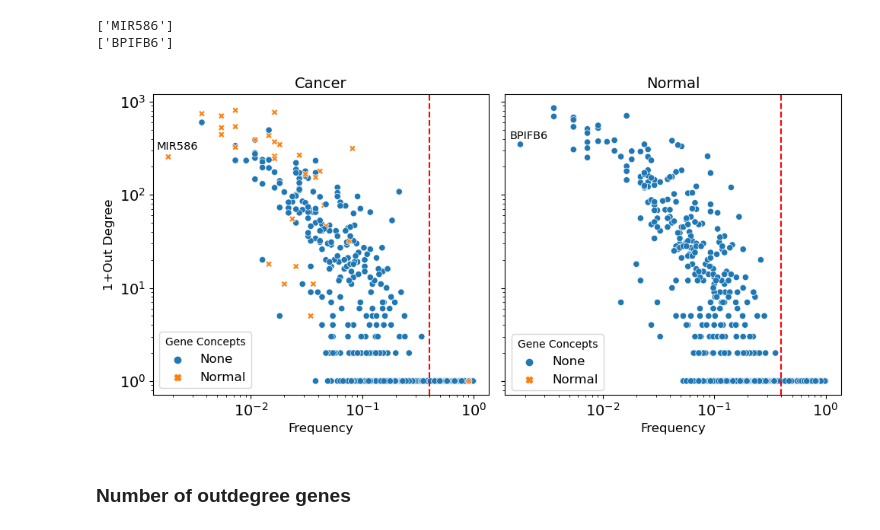
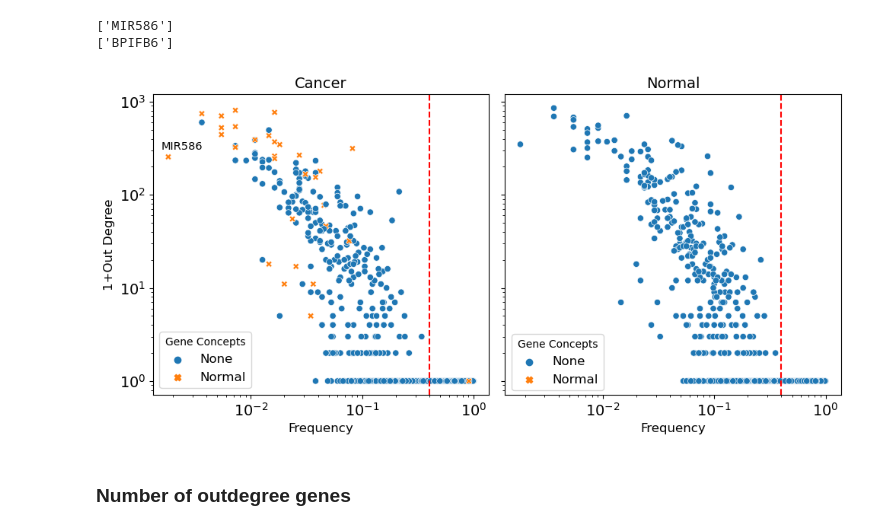
Before and after one commit to RobertoHePe/Causal_GE, a Jupyter notebook: Causal_GE_interpretation.ipynb, the cells around one changed output. Drawn from its saved outputs; the diff is of its cells as text; code cells hidden in the pictures.

Commit message:
fig 3 frequency in cancer

```diff
--- a/Causal_GE_interpretation.ipynb
+++ b/Causal_GE_interpretation.ipynb
@@ -171,19 +171,19 @@ min_cancer_idx = np.where(cancer_sample[min_cancer_sample, :] == 1)[0]
 min_normal_idx = np.where(normal_sample[br_cl2][min_normal_arg] == 1)[0]
 
 # Frequencies of nodes in minimal samples
-min_freq_cancer = [frequencies[i] for i in min_cancer_idx]
-min_freq_normal = [frequencies[i] for i in min_normal_idx]
+min_freq_cancer = [freqs_c[i] for i in min_cancer_idx]
+min_freq_normal = [freqs_c[i] for i in min_normal_idx]
 
 # Outdegree of nodes in minimal samples
 min_dgr_cancer = [Graph.degree[i] for i in min_cancer_idx]
 min_dgr_normal = [Graph.degree[i] for i in min_normal_idx]
 
 # Min frequeccy genes
-min_freq_cancer_idx = np.argmin(frequencies[min_cancer_idx])
+min_freq_cancer_idx = np.argmin(freqs_c[min_cancer_idx])
 min_freq_cancer_idx = min_cancer_idx[min_freq_cancer_idx]
 print(map_node_name(min_freq_cancer_idx, compressed_nodes_map, genes_map))
 
-min_freq_normal_idx = np.argmin(frequencies[min_normal_idx])
+min_freq_normal_idx = np.argmin(freqs_c[min_normal_idx])
 min_freq_normal_idx = min_normal_idx[min_freq_normal_idx]
 print(map_node_name(min_freq_normal_idx, compressed_nodes_map, genes_map))
 # %% [output]
@@ -218,39 +218,39 @@ ax[1].set_xlabel("Frequency", fontsize=fs)
 ax[0].set_xlabel("Frequency", fontsize=fs)
 ax[0].set_title("Cancer", fontsize=fs + 2)
 ax[1].set_title("Normal", fontsize=fs + 2)
 ax[0].tick_params(labelsize=14)
 ax[1].tick_params(labelsize=14)
 
 ax[0].axvline(0.4, ls="--", c="r")
 ax[1].axvline(0.4, ls="--", c="r")
 
 ax[0].annotate(
     map_node_name(min_freq_cancer_idx, compressed_nodes_map, genes_map)[0],
-    (frequencies[min_freq_cancer_idx], 1 + Graph.out_degree[min_freq_cancer_idx]),
-    (frequencies[min_freq_cancer_idx] * 1.2, 50 + Graph.out_degree[min_freq_cancer_idx]),
+    (freqs_c[min_freq_cancer_idx], 1 + Graph.out_degree[min_freq_cancer_idx]),
+    (freqs_c[min_freq_cancer_idx] * 1.2, 50 + Graph.out_degree[min_freq_cancer_idx]),
     ha='center',
     fontsize=10.5
 )
 
 ax[1].annotate(
     map_node_name(min_freq_normal_idx, compressed_nodes_map, genes_map)[0],
-    (frequencies[min_freq_normal_idx], 1 + Graph.out_degree[min_freq_normal_idx]),
-    (frequencies[min_freq_normal_idx] * 1.2, 50 + Graph.out_degree[min_freq_normal_idx]),
+    (freqs_c[min_freq_normal_idx], 1 + Graph.out_degree[min_freq_normal_idx]),
+    (freqs_c[min_freq_normal_idx] * 1.2, 50 + Graph.out_degree[min_freq_normal_idx]),
     ha='center',
     fontsize=10.5
 )
 
 for i in range(2):
     ax[i].set_yscale("log")
     ax[i].set_xscale("log")
 
 ax[0].legend(title="Gene Concepts", fontsize=12)
 # ax[1].legend(False)
 fig.legend(loc="upper right", bbox_to_anchor=(0.68, 0.31), title="Gene Concepts", fontsize=12)
 fig.tight_layout()
-#plt.savefig('Charts/Fig3.pdf')
+#plt.savefig('Charts/Fig3 (Frequency in cancer).pdf')
 # %% [output]
-[figure, old version]
+[figure, new version]
 # %% [markdown]
 ### Number of outdegree genes
 # %%
```
Also changed, not shown: 1 other file.
